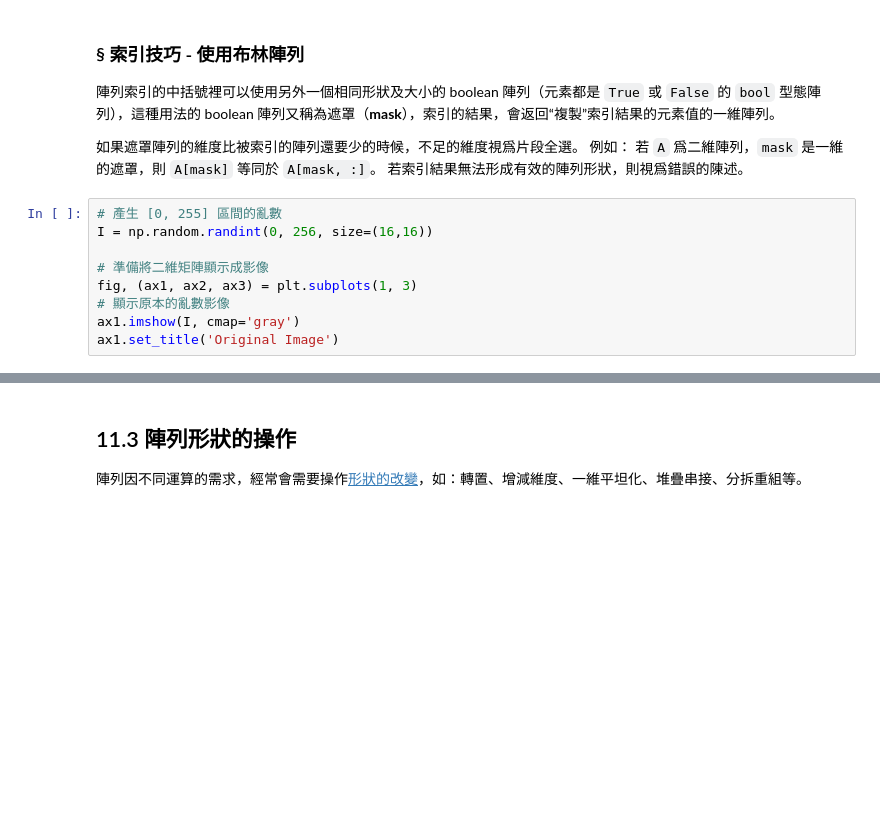
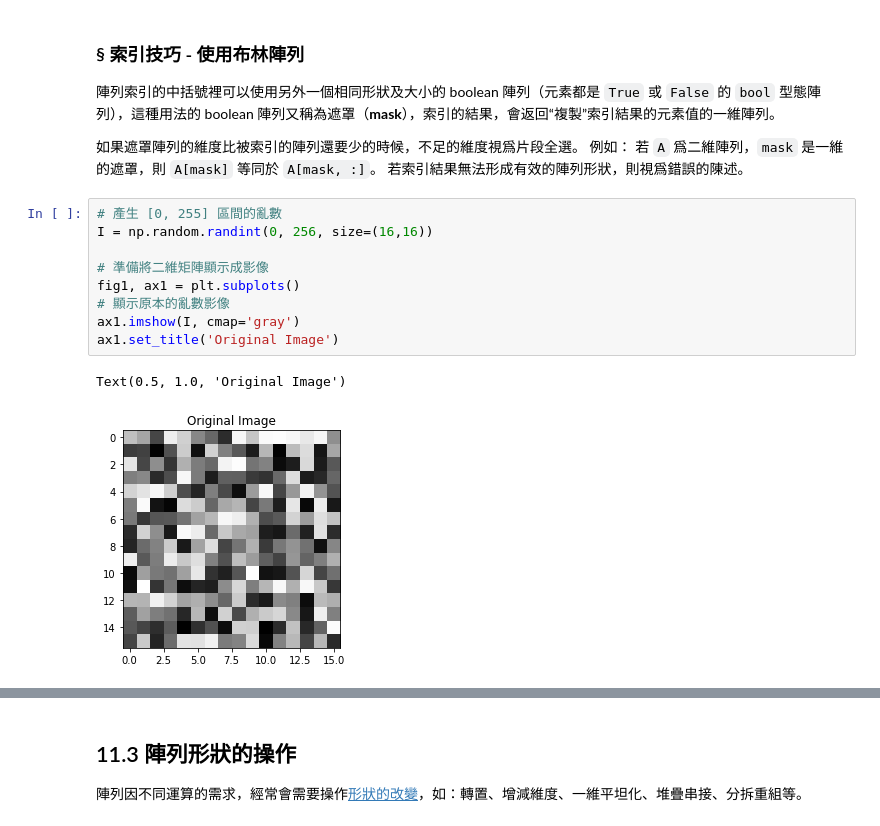
Before and after one commit to twMr7/Python-Machine-Learning, a Jupyter notebook: 11-Numpy_Vectorized_Computation.ipynb, the cells around one changed output, grey strips where cells are left out. Drawn from its saved outputs; the diff is of its cells as text; blank space fills up the shorter version.

```diff
--- a/11-Numpy_Vectorized_Computation.ipynb
+++ b/11-Numpy_Vectorized_Computation.ipynb
@@ -177,12 +252,15 @@ print('AsliceCopy =\n', AsliceCopy)
 # %%
 # 產生 [0, 255] 區間的亂數
 I = np.random.randint(0, 256, size=(16,16))
 
 # 準備將二維矩陣顯示成影像
-fig, (ax1, ax2, ax3) = plt.subplots(1, 3)
+fig1, ax1 = plt.subplots()
 # 顯示原本的亂數影像
 ax1.imshow(I, cmap='gray')
 ax1.set_title('Original Image')
+# %% [output]
+Text(0.5, 1.0, 'Original Image')
+[figure, added]
 # %%
 # 取門檻值後作為遮罩，"<" 的比較運算下在一節中詳細介紹
 mask = I < 128
```
Also changed, not shown: parts of 56 cells of this notebook.
